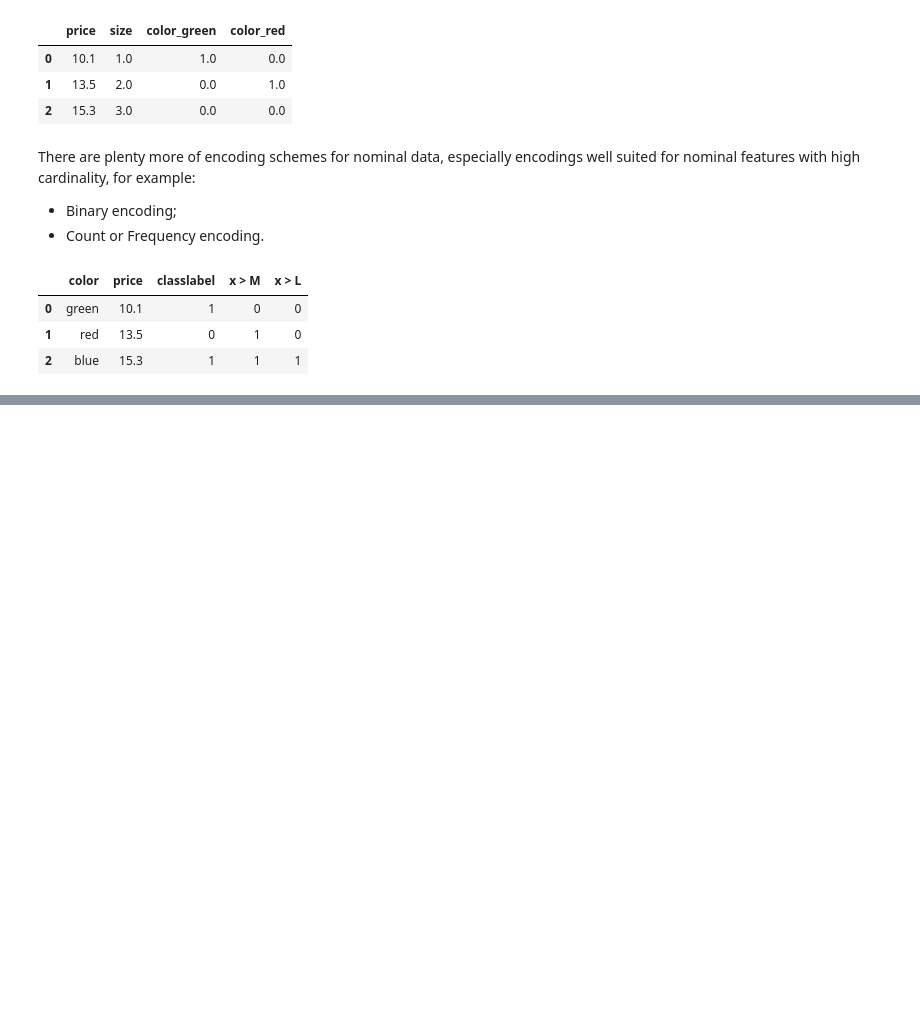
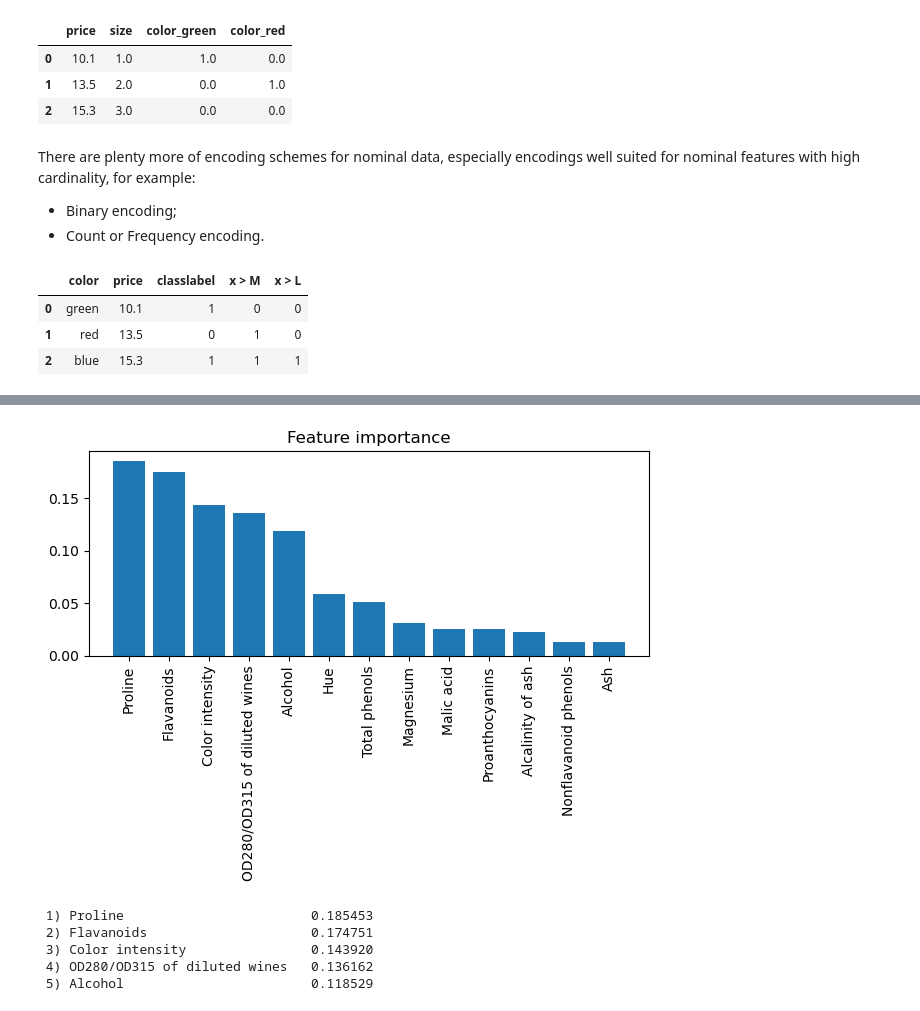
Before and after one commit to RiccardoTonioloDev/ML-w-PyTorch, a Jupyter notebook: Data preprocessing/building_good_datasets.ipynb, the cells around one changed output, grey strips where cells are left out. Saved outputs shown, nothing was run; the diff lists cells and outputs as text; code cells hidden in the pictures; blank space fills up the shorter version.

```diff
--- a/Data preprocessing/building_good_datasets.ipynb
+++ b/Data preprocessing/building_good_datasets.ipynb
@@ -200,0 +428,28 @@ df
+# %%
+from sklearn.ensemble import RandomForestClassifier
+feat_labels = df_wine.columns[1:]
+forest = RandomForestClassifier(n_estimators=500,random_state=1)
+forest.fit(X_train,y_train)
+importances = forest.feature_importances_
+indices = np.argsort(importances)[::-1]
+plt.title('Feature importance')
+plt.bar(range(X_train.shape[1]),importances[indices],align='center')
+plt.xticks(range(X_train.shape[1]),feat_labels[indices],rotation=90)
+plt.xlim([-1,X_train.shape[1]])
+plt.tight_layout()
+plt.show()
+# %% [output]
+[figure, added]
+# %%
+# sklearn object to use a model to select features based on model evalutation
+from sklearn.feature_selection import SelectFromModel
+sfm = SelectFromModel(forest, threshold=0.1, prefit=True)
+X_selected = sfm.transform(X_train) # it extracts only the most relevant features
+for f in range(X_selected.shape[1]):
+    print("%2d) %-*s %f" % (f+1, 30, feat_labels[indices[f]], importances[indices[f]]))
+# %% [output]
+ 1) Proline                        0.185453
+ 2) Flavanoids                     0.174751
+ 3) Color intensity                0.143920
+ 4) OD280/OD315 of diluted wines   0.136162
+ 5) Alcohol                        0.118529
```
Also changed, not shown: parts of 20 cells of this notebook, 1 other file.
